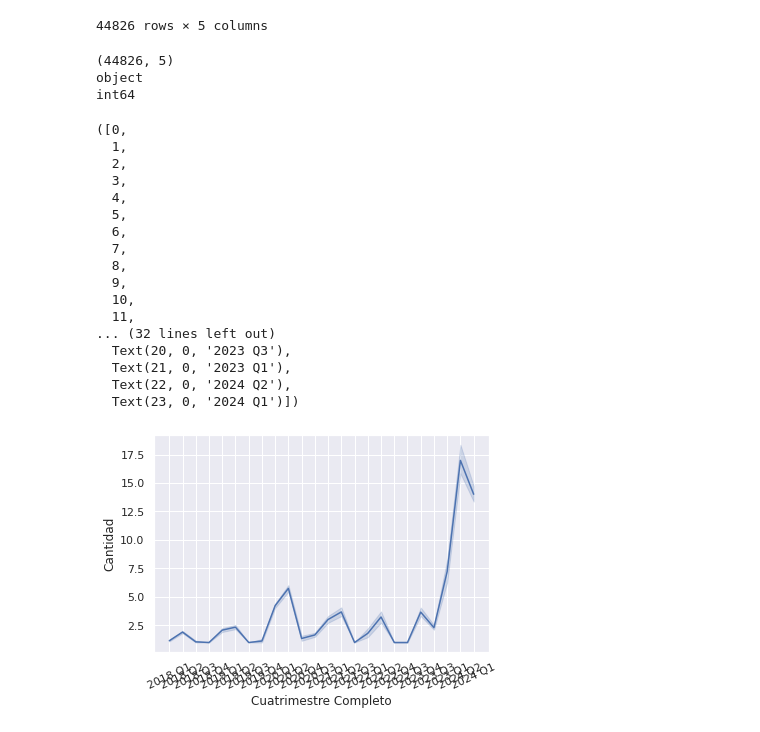
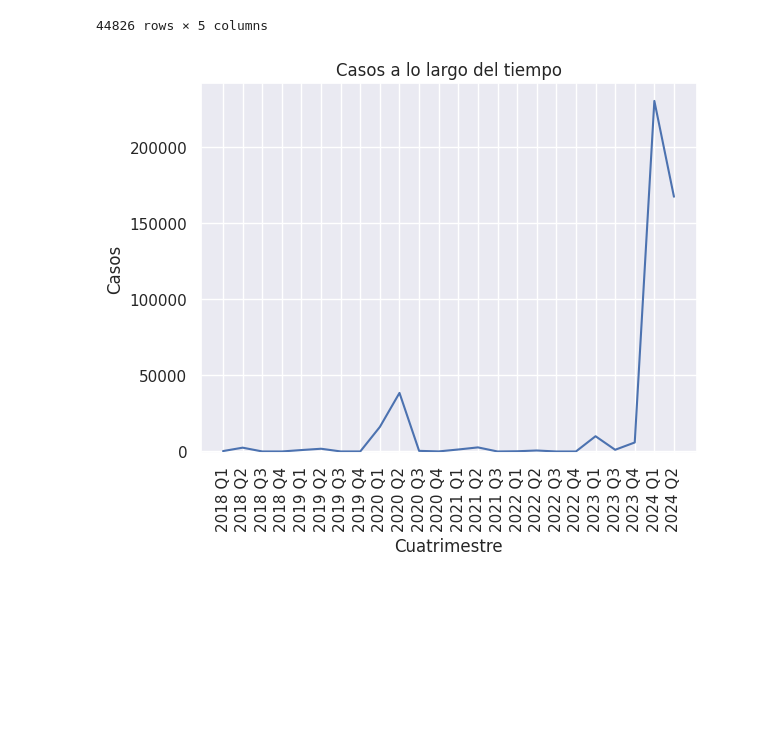
Before and after one commit to Valnir17/Dengue-y-Zika-Argentina, a Jupyter notebook: Manipulación de Tablas.ipynb, the cells around one changed output. Drawn from its saved outputs; the diff is of its cells as text; code cells hidden in the pictures; blank space fills up the shorter version.

```diff
--- a/Manipulación de Tablas.ipynb
+++ b/Manipulación de Tablas.ipynb
@@ -582,34 +584,22 @@ df_analisis
 | 26964 | 3 | 2024 | 1 | 1 | 2024 Q1 |
 | 26965 | 1 | 2024 | 1 | 1 | 2024 Q1 |
 44826 rows × 5 columns
-# %%
-print(df_analisis.shape)
-print(df_analisis['Cuatrimestre Completo'].dtype)
-print(df_analisis['Cantidad'].dtype)
-
-df_analisis.to_numpy()
-
-sns.lineplot(data=df_analisis, x='Cuatrimestre Completo', y='Cantidad')
-plt.xticks(rotation=25)
-# %% [output]
-(44826, 5)
-object
-int64
-([0,
-  1,
-  2,
-  3,
-  4,
-  5,
-  6,
-  7,
-  8,
-  9,
-  10,
-  11,
-... (32 lines left out)
-  Text(20, 0, '2023 Q3'),
-  Text(21, 0, '2023 Q1'),
-  Text(22, 0, '2024 Q2'),
-  Text(23, 0, '2024 Q1')])
-[figure, removed]
+# %%
+df_analisis.to_numpy()
+cuatrimestre_sumatorias = df_analisis.groupby('Cuatrimestre Completo')['Cantidad'].sum().reset_index()
+cuatrimestre_sumatorias2 = df_analisis.groupby('Cuatrimestre')['Cantidad'].sum().reset_index()
+sumatoria_año = df_analisis.groupby('año')['Cantidad'].sum().reset_index()
+# %%
+sns.lineplot(data=cuatrimestre_sumatorias, x='Cuatrimestre Completo', y='Cantidad')
+ax = plt.gca()
+ax.set_ylim(bottom=0-1000, top=max(cuatrimestre_sumatorias['Cantidad'] * 1.05))  # Adjust the top limit as needed
+y_ticks = range(0, (max(cuatrimestre_sumatorias['Cantidad'])) +2000, 50000)  # Adjust the step size as needed
+ax.set_yticks(y_ticks)
+
+plt.title('Casos a lo largo del tiempo')
+plt.xlabel('Cuatrimestre')
+plt.ylabel('Casos')
+plt.xticks(rotation=90)
+plt.show()
+# %% [output]
+[figure, added]
```
Also changed, not shown: parts of 8 cells of this notebook, 1 other file.
